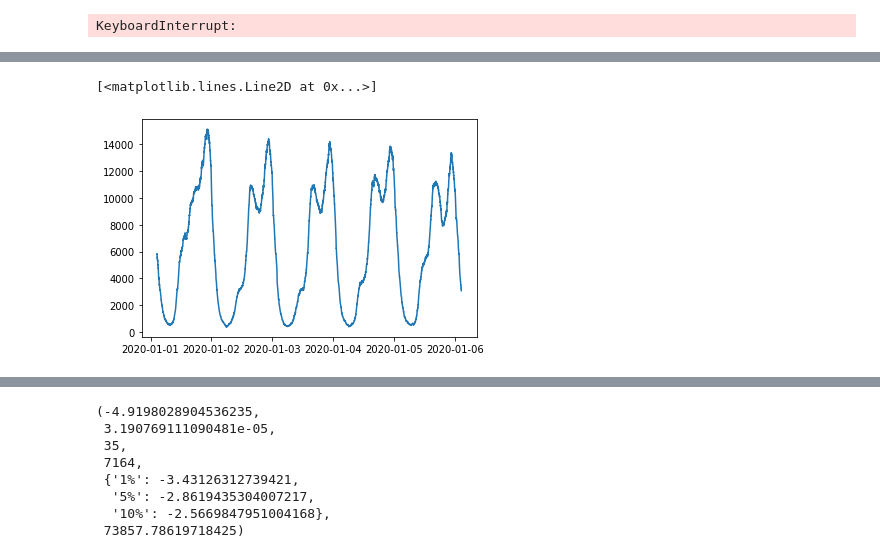
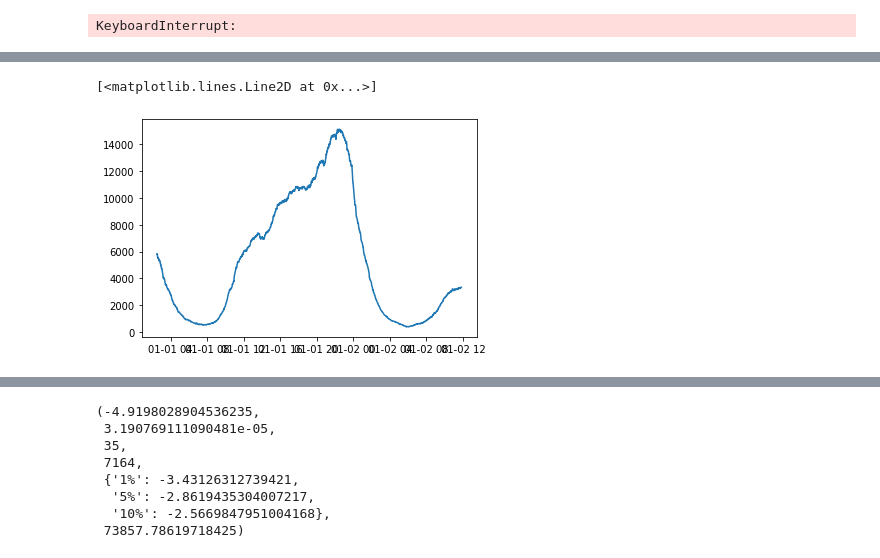
Before and after one commit to JavierCasadoAguinaga/TFM-Javier_Casado, a Jupyter notebook: prueba-------------------------TFM_JAV_CAS_AUDIENCIA.ipynb, the cells around one changed output, grey strips where cells are left out. Cells and saved outputs as stored; diff of their text form; code cells hidden in the pictures.

Commit message:
Primer modelo básico desarrollado y plots pertinentes

```diff
--- a/prueba-------------------------TFM_JAV_CAS_AUDIENCIA.ipynb
+++ b/prueba-------------------------TFM_JAV_CAS_AUDIENCIA.ipynb
@@ -96,0 +164,10 @@ df1 = df1[~df1['Cadena'].isin(regionales)]
+# %%
+#REVISAMOS EL NUMERO DE TARGET A 0 POR CADENA
+df1.reset_index(inplace = True)
+counter = 0
+dfz = pd.DataFrame()
+for i,v in enumerate(df1.Target):
+        if (v[4] == 0.0) & (df1.Fecha_comp[i].day == 1)  :
+            counter+=1
+            dfz = pd.concat([dfz,df1.loc[i,:]], axis=1)
+            print(counter)
@@ -129,7 +208,7 @@ df['Ind. 4+ (inv).1']=df['Ind. 4+ (inv).1'].str.replace(',','.')
 df['Fecha_comp'] = df1.Fecha_comp
 df = df.astype({'Ind. 4+ (inv).1':'float'})
 df['cadena'] = df1.Cadena
-pr = df[['Fecha_comp','cadena','Ind. 4+ (inv).1']
+pr = df[['Fecha_comp','cadena','Ind. 4+ (inv).1']]
 
 #selecciono el valor máximo por cadena, para quitarme los duplicados,
 prdos = pr.groupby(['Fecha_comp','cadena']).max()
@@ -148,5 +271,5 @@ fig.show()
 # %%
-plt.plot(ser)
+plt.plot(ser[0:2000])
 # %% [output]
 [<matplotlib.lines.Line2D at 0x...>]
-[figure, old version]
+[figure, new version]
```
Also changed, not shown: parts of 17 cells of this notebook.
